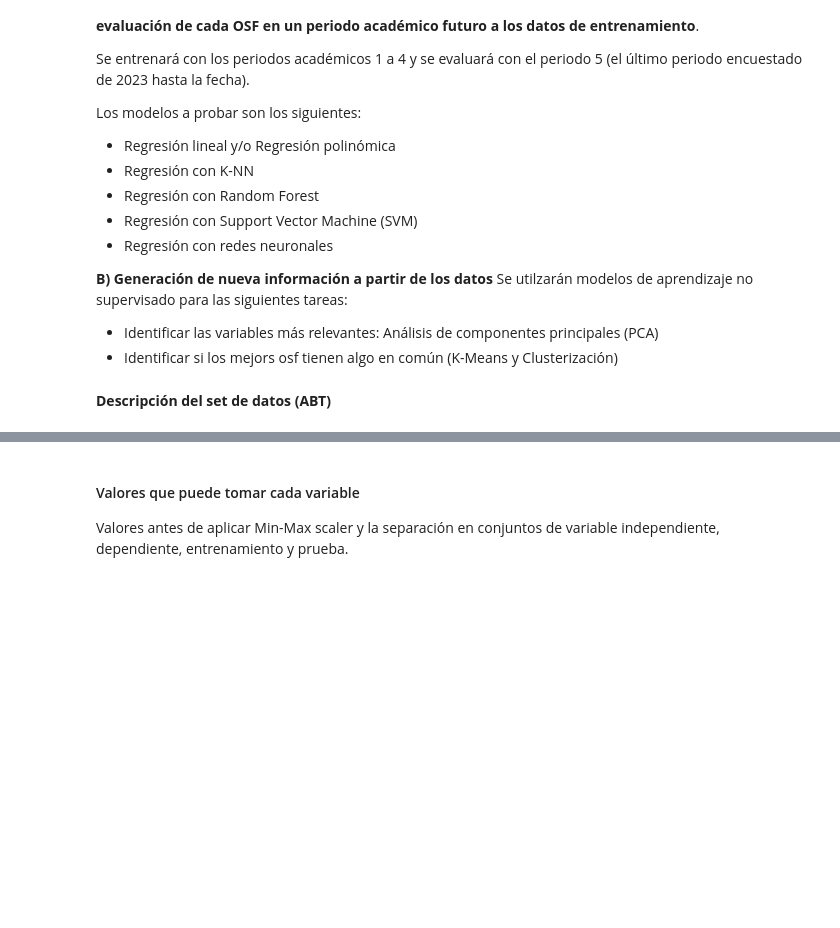
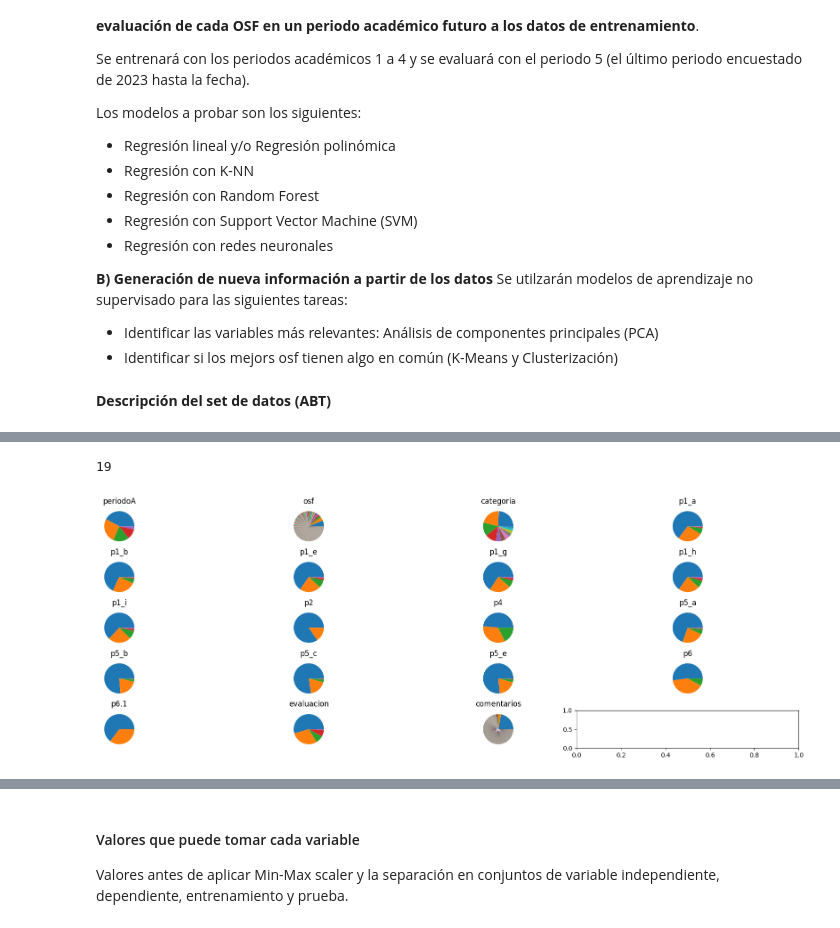
Before and after one commit to EstebanPerez25/ACD-Modelo_predictivo_de_satisfacion, a Jupyter notebook: Modelo_predictivo_de_satisfacción.ipynb, the cells around one changed output, grey strips where cells are left out. Cells and saved outputs as stored; diff of their text form; code cells hidden in the pictures; blank space fills up the shorter version.

```diff
--- a/Modelo_predictivo_de_satisfacción.ipynb
+++ b/Modelo_predictivo_de_satisfacción.ipynb
@@ -1055,26 +1063,29 @@ NameError: ignored
+# %%
+len(df_coment.columns)
+# %% [output]
+19
 # %%
-# 12 variables
+# 19 variables
 
 # Gráficos de pastel
-plt.subplots(3,  4, figsize=(18, 6))
+plt.subplots(5,  4, figsize=(18, 6))
 
-for idx, i in enumerate(pd.DataFrame(X_train).columns):
+for idx, i in enumerate(df_coment.columns):
 
-    plt.subplot(3, 4, idx+1)
-    plt.pie(pd.DataFrame(X_train)[i].value_counts(),
+  if (idx < len(df_coment.columns)):
+    plt.subplot(5, 4, idx+1)
+    plt.pie(df_coment[i].value_counts(),
            labels=None)
 
     plt.title(i)
 
-
-plt.subplot(3, 6, 18)
-plt.pie(pd.DataFrame(y_train).value_counts(),
-       labels=None)
-
-plt.title('evaluacion')
+  else:
+    plt.axis('off')  # Ocultar los ejes del subplot 20
 
 plt.tight_layout(pad = 0.5)
 plt.show()
+# %% [output]
+[figure, added]
 # %%
 df_coment.corr('pearson')\
 .style.background_gradient(cmap='coolwarm',
```
Also changed, not shown: parts of 5 cells of this notebook.
